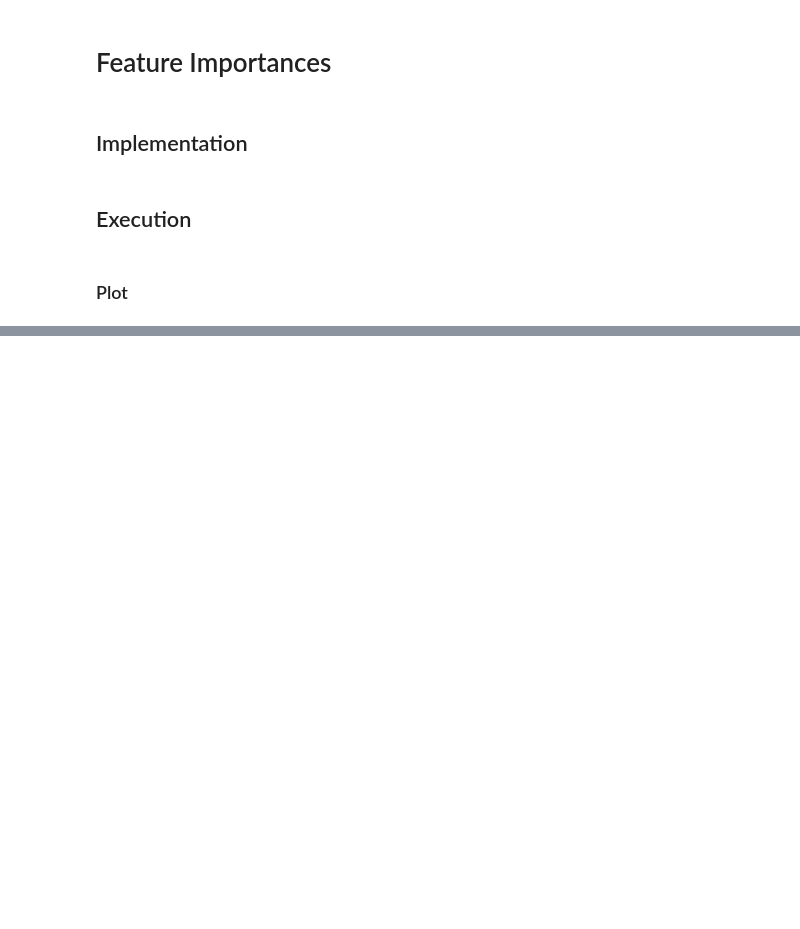
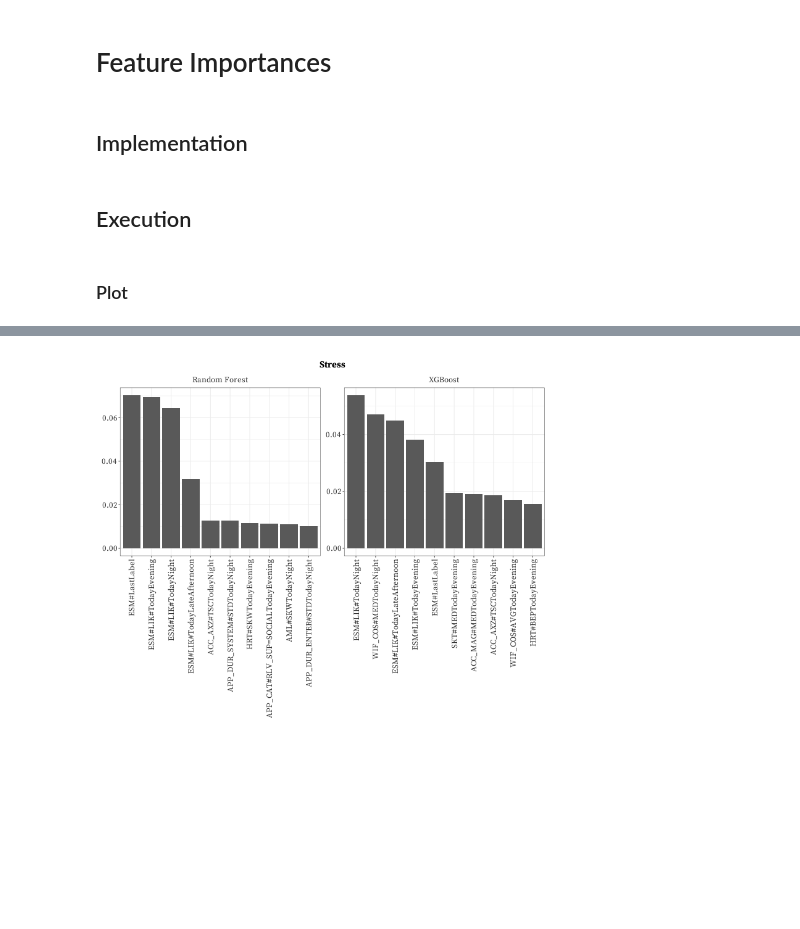
Before and after one commit to SteinPanyu/IndependentReproducibility, a Jupyter notebook: ModelTraining & Evaluation.ipynb, the cells around one changed output, grey strips where cells are left out. Cells and saved outputs as stored; diff of their text form; code cells hidden in the pictures; blank space fills up the shorter version.

Commit message:
Adding similar user and only using 2nd day on data_

```diff
--- a/ModelTraining & Evaluation.ipynb
+++ b/ModelTraining & Evaluation.ipynb
@@ -708,9 +717,6 @@ from typing import Union, Optional
 def feature_importance(
     estimator
 ):
-    if hasattr(estimator, 'model'):
-        estimator = estimator.model
-
     if not hasattr(estimator, 'feature_names_in_') or not hasattr(estimator, 'feature_importances_'):
         return None
 
@@ -771,12 +834,12 @@ IMPORTANCE_SUMMARY.head()
 # %%
-%%R -i IMPORTANCE_SUMMARY -w 26 -h 22 -u cm
+%%R -i IMPORTANCE_SUMMARY -w 26 -h 32 -u cm
 
 plots <- list()
 
 #for (l in c('valence', 'arousal', 'stress', 'disturbance')) {
 for (l in c( 'stress')) {
     data <- IMPORTANCE_SUMMARY %>% filter(
-        (label == l) & (oversampling == 'os')
+        (label == l)
     )
 
     p_label <- ggplot() + geom_text(
@@ -787,52 +850,47 @@ for (l in c( 'stress')) {
         size=4
     ) + theme_void()
 
-    data_rf <- data %>% filter(
-        alg == 'rf'
-    )
-
     p_rf <- ggplot(
-        data %>% filter(alg == 'rf') %>% top_n(n=10, wt=importance),
+        data %>% filter(alg == 'rf_os') %>% top_n(n=10, wt=importance),
         aes(x=reorder(feature, -importance), y=importance),
     ) + geom_col(
     ) + THEME_DEFAULT + theme(
-        axis.text.x=element_text(angle=90, size=10, hjust=1),
+        axis.text.x=element_text(angle=90, size=10, hjust=1, vjust=.5),
         axis.title.x=element_blank(),
         axis.title.y=element_blank()
     ) + labs(
         subtitle='Random Forest'
-    ) + ylim(
-        c(0, 0.08)
     )
+
     p_xgb <- ggplot(
-        data %>% filter(alg == 'xgb') %>% top_n(n=10, wt=importance),
+        data %>% filter(alg == 'xgb_os') %>% top_n(n=10, wt=importance),
         aes(x=reorder(feature, -importance), y=importance),
     ) + geom_col(
     ) + THEME_DEFAULT + theme(
-        axis.text.x=element_text(angle=90, size=10, hjust=1),
+        axis.text.x=element_text(angle=90, size=10, hjust=1, vjust=.5),
         axis.title.x=element_blank(),
         axis.title.y=element_blank()
     ) + labs(
         subtitle='XGBoost'
-    ) + ylim(
-        c(0, 0.08)
     )
+
     plots[[paste(l, 'label', sep='_')]] <- p_label
     plots[[paste(l, 'rf', sep='_')]] <- p_rf
     plots[[paste(l, 'xgb', sep='_')]] <- p_xgb
 }
 
 #p <- plots$arousal_label + plots$valence_label
 #p <- p / (plots$arousal_rf | plots$arousal_xgb | plots$valence_rf | plots$valence_xgb)
 #p <- p / (plots$stress_label + plots$disturbance_label)
 #p <- p / (plots$stress_rf | plots$stress_xgb | plots$disturbance_rf | plots$disturbance_xgb)
 p <- plots$stress_label
 p <- p / (plots$stress_rf | plots$stress_xgb)
 
-
 p <- p + plot_layout(
     heights=c(1.1, 10, 1.1, 10)
 )
 
-ggsave(paste('./fig/imp.pdf'), plot=p, width=26, height=20, unit='cm', device=cairo_pdf)
+ggsave(paste('./fig/imp.pdf'), plot=p, width=26, height=32, unit='cm', device=cairo_pdf)
 print(p)
+# %% [output]
+[figure, added]
```
Also changed, not shown: parts of 5 cells of this notebook.
